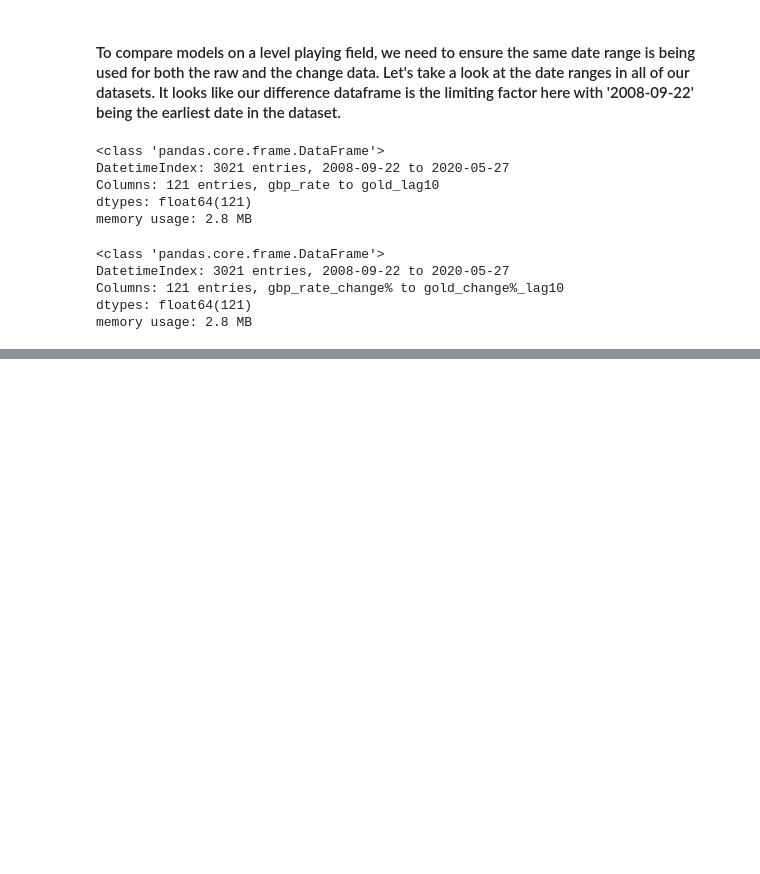
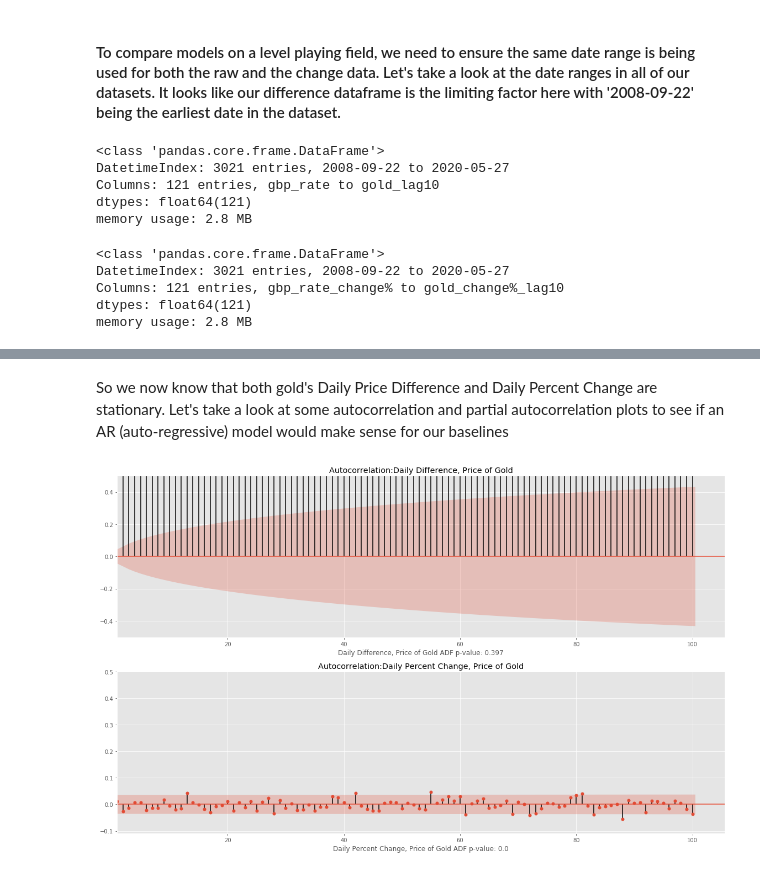
Before and after one commit to jangelchik/interest_equities_gold, a Jupyter notebook: visuals_and_modeling.ipynb, the cells around one changed output, grey strips where cells are left out. Cells and saved outputs as stored; diff of their text form; code cells hidden in the pictures; blank space fills up the shorter version.

```diff
--- a/visuals_and_modeling.ipynb
+++ b/visuals_and_modeling.ipynb
@@ -143,0 +174,20 @@ plt.tight_layout()
+# %% [markdown]
+So we now know that both gold's Daily Price Difference and Daily Percent Change are stationary.
+Let's take a look at some autocorrelation and partial autocorrelation plots to see if an AR (auto-regressive) model  would make sense for our baselines
+# %%
+fig, axs = plt.subplots(2, figsize=(16, 10))
+
+for ax, title, series in zip(axs, ['Daily Difference, Price of Gold','Daily Percent Change, Price of Gold'],[y_raw,y_dif,y_change]):
+    test = sm.tsa.stattools.adfuller(series)
+
+    sm.graphics.tsa.plot_acf(series, lags=100, ax=ax)
+    ax.set_title(f'Autocorrelation:{title}')
+
+    # The zeroth value in these graphs is pointless (a dataset is perfectly correlated to itself)
+    ax.set_xlim(left = 1)
+    ax.set_ylim(top = 0.5)
+    ax.set_xlabel(f'{title} ADF p-value: {round(test[1],3)}')
+
+plt.tight_layout()
+# %% [output]
+[figure, added]
```
Also changed, not shown: parts of 10 cells of this notebook.
